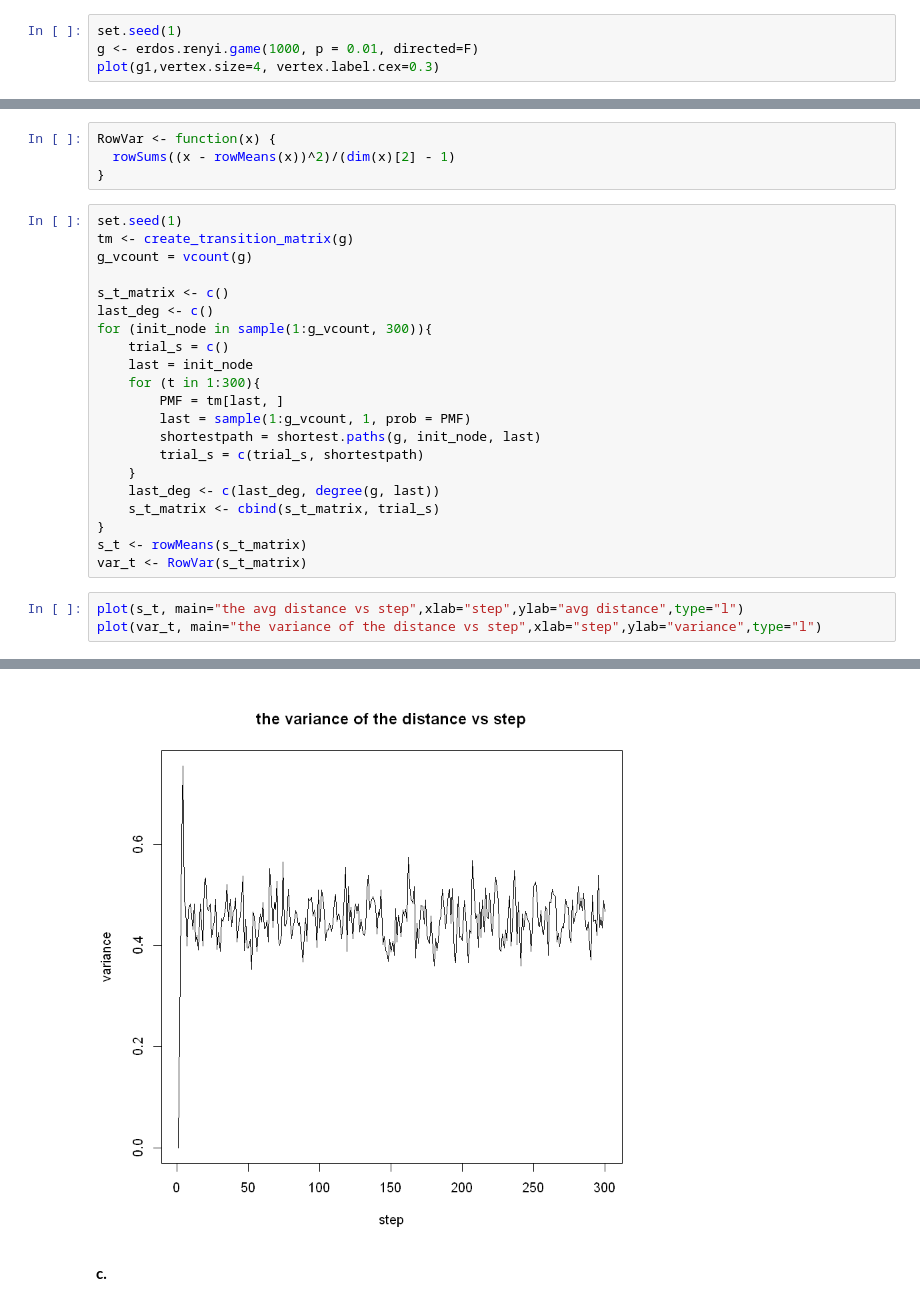
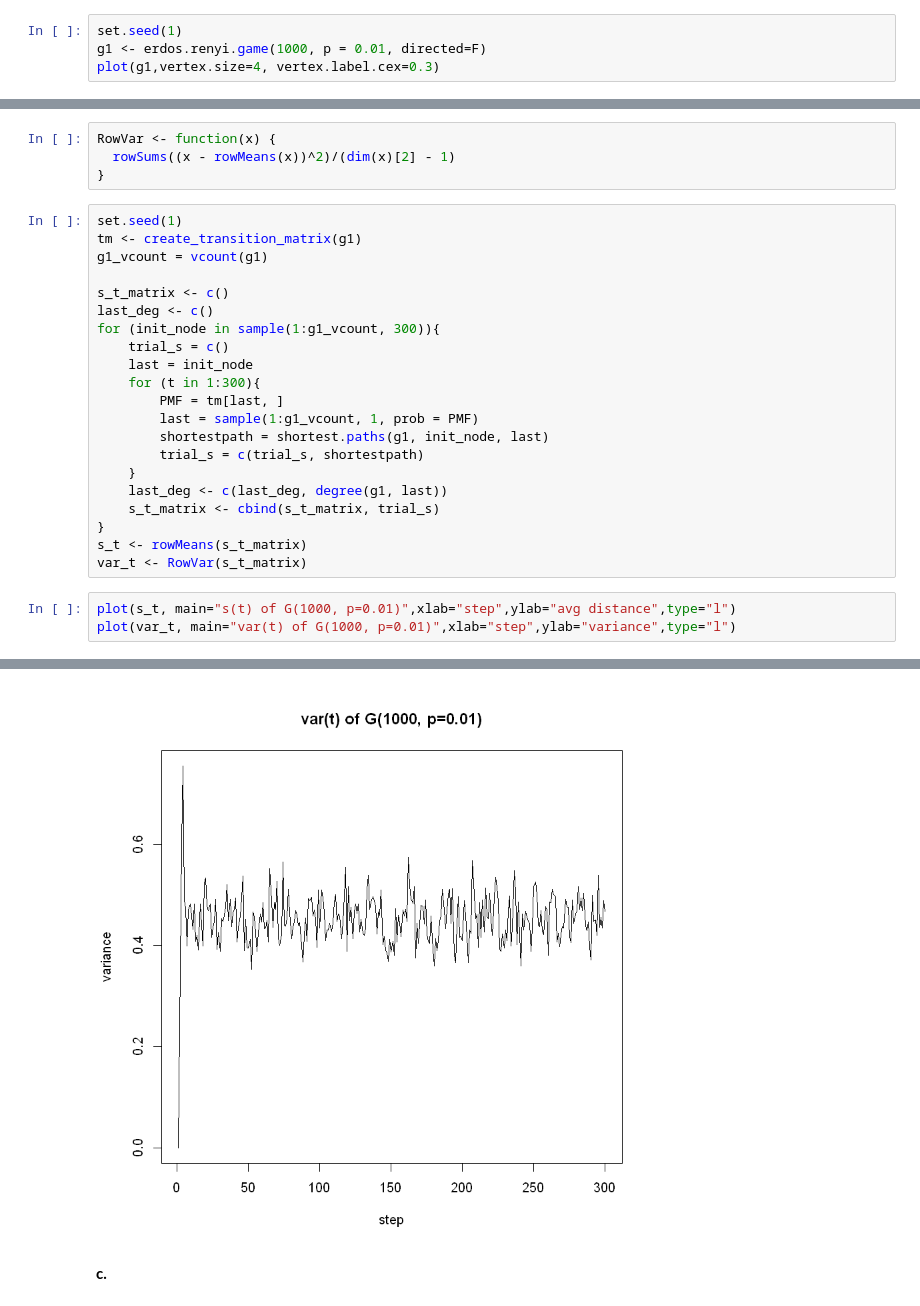
Before and after one commit to popo0293/232-P1, a Jupyter notebook: Project_1_Part_2.ipynb, the cells around one changed output, grey strips where cells are left out. Drawn from its saved outputs; the diff is of its cells as text.

```diff
--- a/Project_1_Part_2.ipynb
+++ b/Project_1_Part_2.ipynb
@@ -25,7 +25,7 @@ create_transition_matrix = function (g){
 **a. Create an undirected random network with 1000 nodes and p = 0.01**
 # %%
 set.seed(1)
-g <- erdos.renyi.game(1000, p = 0.01, directed=F)
+g1 <- erdos.renyi.game(1000, p = 0.01, directed=F)
 plot(g1,vertex.size=4, vertex.label.cex=0.3)
 # %% [output]
 [figure]
@@ -51,26 +51,26 @@ RowVar <- function(x) {
 }
 # %%
 set.seed(1)
-tm <- create_transition_matrix(g)
-g_vcount = vcount(g)
+tm <- create_transition_matrix(g1)
+g1_vcount = vcount(g1)
 
 s_t_matrix <- c()
 last_deg <- c()
-for (init_node in sample(1:g_vcount, 300)){
+for (init_node in sample(1:g1_vcount, 300)){
     trial_s = c()
     last = init_node
     for (t in 1:300){
         PMF = tm[last, ]
-        last = sample(1:g_vcount, 1, prob = PMF)
-        shortestpath = shortest.paths(g, init_node, last)
+        last = sample(1:g1_vcount, 1, prob = PMF)
+        shortestpath = shortest.paths(g1, init_node, last)
         trial_s = c(trial_s, shortestpath)
     }
-    last_deg <- c(last_deg, degree(g, last))
+    last_deg <- c(last_deg, degree(g1, last))
     s_t_matrix <- cbind(s_t_matrix, trial_s)
 }
 s_t <- rowMeans(s_t_matrix)
 var_t <- RowVar(s_t_matrix)
 # %%
-plot(s_t, main="the avg distance vs step",xlab="step",ylab="avg distance",type="l")
-plot(var_t, main="the variance of the distance vs step",xlab="step",ylab="variance",type="l")
+plot(s_t, main="s(t) of G(1000, p=0.01)",xlab="step",ylab="avg distance",type="l")
+plot(var_t, main="var(t) of G(1000, p=0.01)",xlab="step",ylab="variance",type="l")
 # %% [output]
@@ -78,4 +78,4 @@ plot(var_t, main="the variance of the distance vs step",xlab="step",ylab="varian
-[figure, old version]
+[figure, new version]
 # %% [markdown]
 **c.**
 # %%
```
Also changed, not shown: parts of 10 cells of this notebook.
